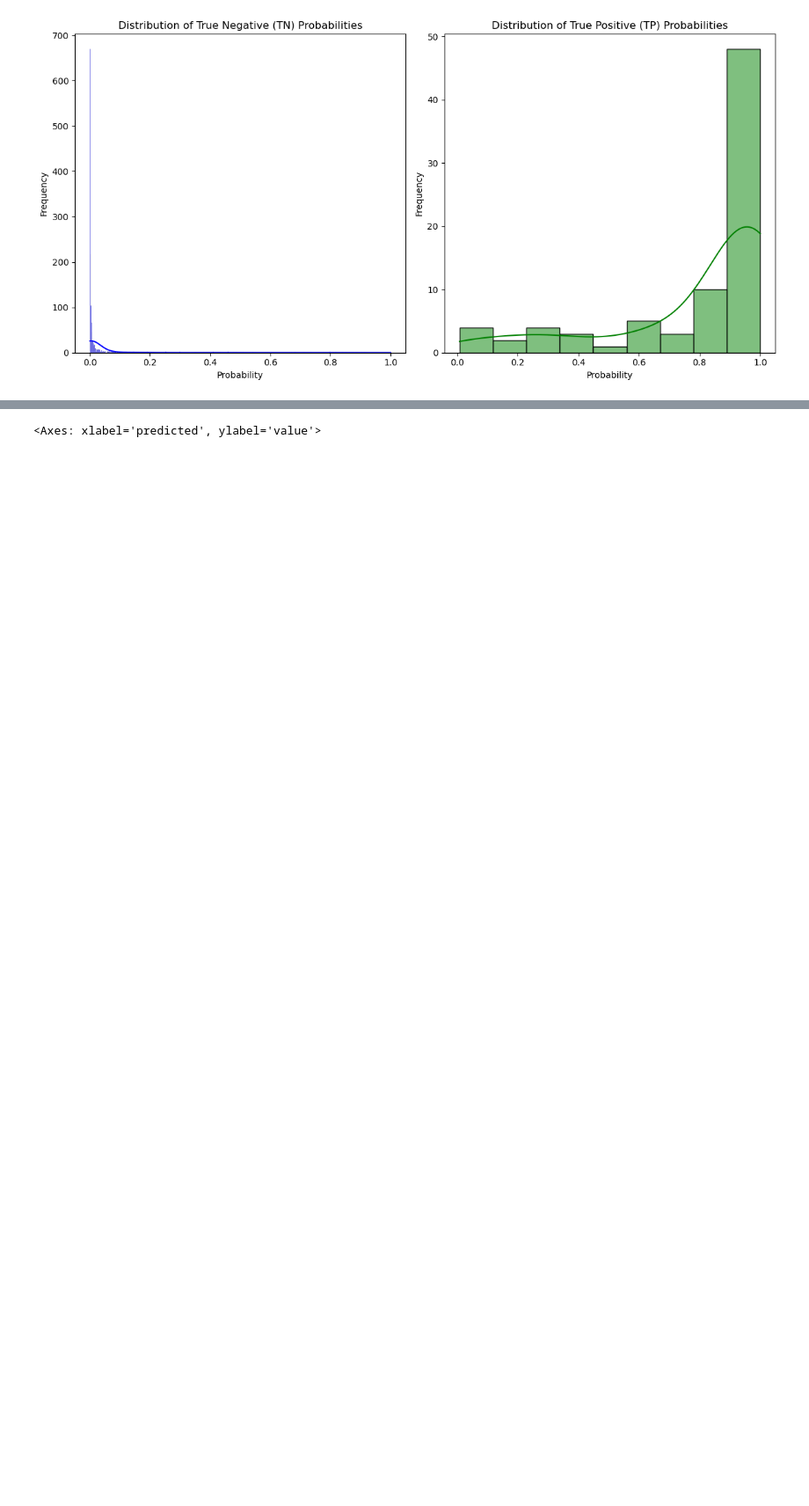
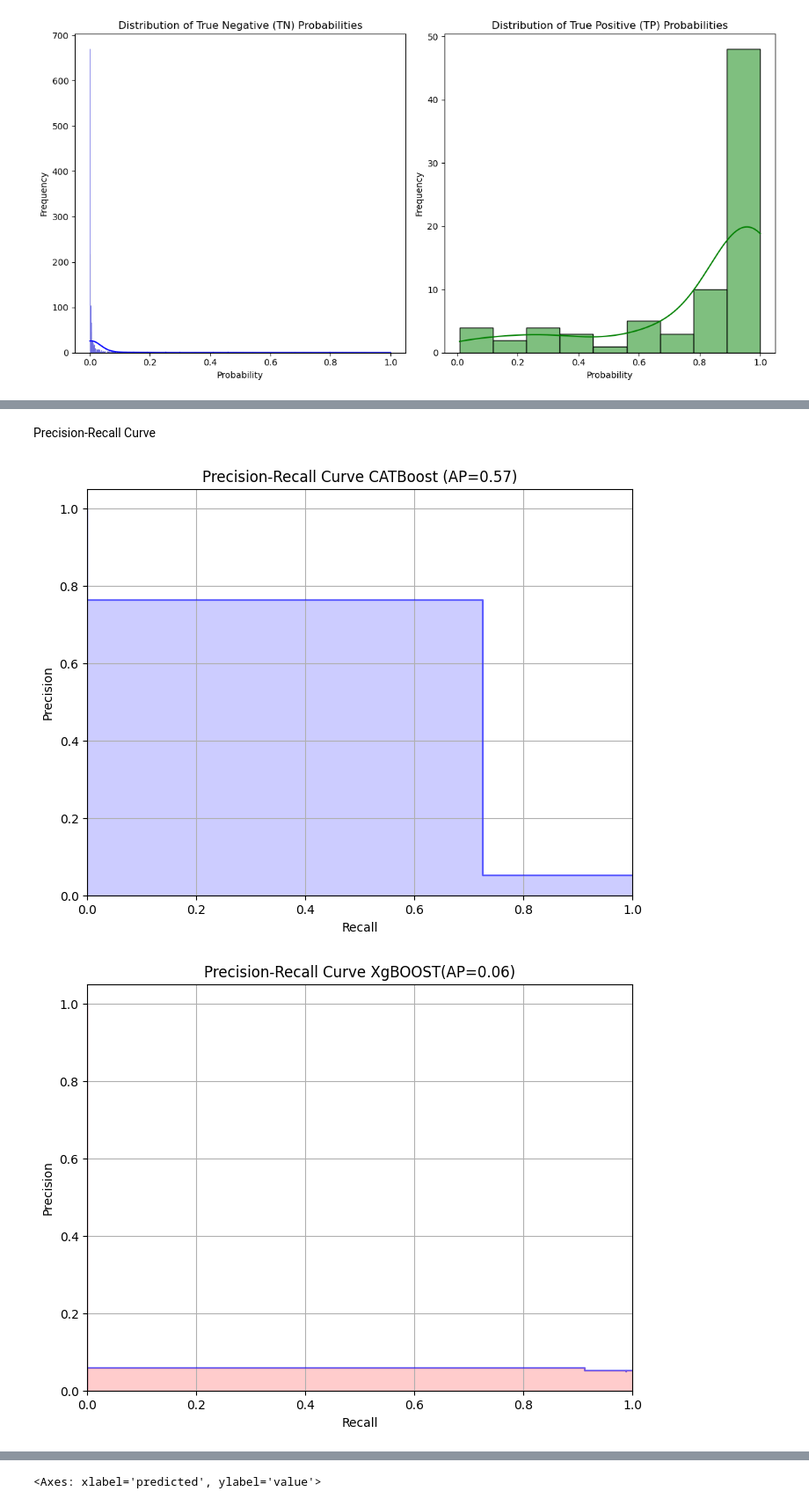
Before and after one commit to Rajscript/Anomaly-Detection-Splash, a Jupyter notebook: XgboostVsCatboost.ipynb, the cells around one changed output, grey strips where cells are left out. Shown at 88% size. Cells and saved outputs as stored; diff of their text form; code cells hidden in the pictures; blank space fills up the shorter version.

```diff
--- a/XgboostVsCatboost.ipynb
+++ b/XgboostVsCatboost.ipynb
@@ -137,3 +134,15 @@ y_int
 | 6525 | 0 |
 | 8820 | 0 |
 1583 rows × 1 columns
+# %%
+import matplotlib.pyplot as plt
+from sklearn.metrics import precision_recall_curve, average_precision_score
+
+# Use the predict_proba method of the final estimator to obtain predicted probabilities for the test data
+y_prob = classify.pipeline.named_steps['classifier'].predict_proba(x_test)[:, 1]
+
+# Calculate precision and recall values
+precision_xgb, recall_xgb, thresholds = precision_recall_curve(test_label, y_prob)
+
+# Calculate the average precision score
+average_precision_xgb = average_precision_score(test_label, y_prob)
@@ -238,6 +272,16 @@ plt.legend(loc='lower right')
 plt.show()
 # %% [output]
 [figure]
+# %%
+import matplotlib.pyplot as plt
+from sklearn.metrics import precision_recall_curve, average_precision_score
+
+
+# Calculate precision and recall values
+precision_cat, recall_cat, thresholds = precision_recall_curve(test_label, y_pred_prob)
+
+# Calculate the average precision score
+average_precision_cat = average_precision_score(test_label, y_pred_prob)
 # %%
 # Assuming y_test contains true labels (0 for TN, 1 for TP)
 tn_probabilities = y_pred_prob[y_test == 0]
@@ -267,3 +342,31 @@ plt.show()
+# %% [markdown]
+Precision-Recall Curve
+# %%
+# Plot the Precision-Recall Curve
+plt.figure(figsize=(8, 6))
+plt.step(recall_cat, precision_cat, color='b', alpha=0.5, where='post')
+plt.fill_between(recall_cat, precision_cat, step='post', alpha=0.2, color='b')
+plt.xlabel('Recall')
+plt.ylabel('Precision')
+plt.ylim([0.0, 1.05])
+plt.xlim([0.0, 1.0])
+plt.title(f'Precision-Recall Curve CATBoost (AP={average_precision_cat:.2f})')
+plt.grid(True)
+
+# Plot the Precision-Recall Curve
+plt.figure(figsize=(8, 6))
+plt.step(recall_xgb, precision_xgb, color='b', alpha=0.5, where='post')
+plt.fill_between(recall_xgb, precision_xgb, step='post', alpha=0.2, color='r')
+plt.xlabel('Recall')
+plt.ylabel('Precision')
+plt.ylim([0.0, 1.05])
+plt.xlim([0.0, 1.0])
+plt.title(f'Precision-Recall Curve XgBOOST(AP={average_precision_xgb:.2f})')
+plt.grid(True)
+plt.show()
+# %% [output]
+[figure, added]
+[figure, added]
 # %%
 df_test=pd.read_csv("test.csv")
 #Converting the datetime from integer to datetime unit
```
Also changed, not shown: parts of 6 cells of this notebook.
